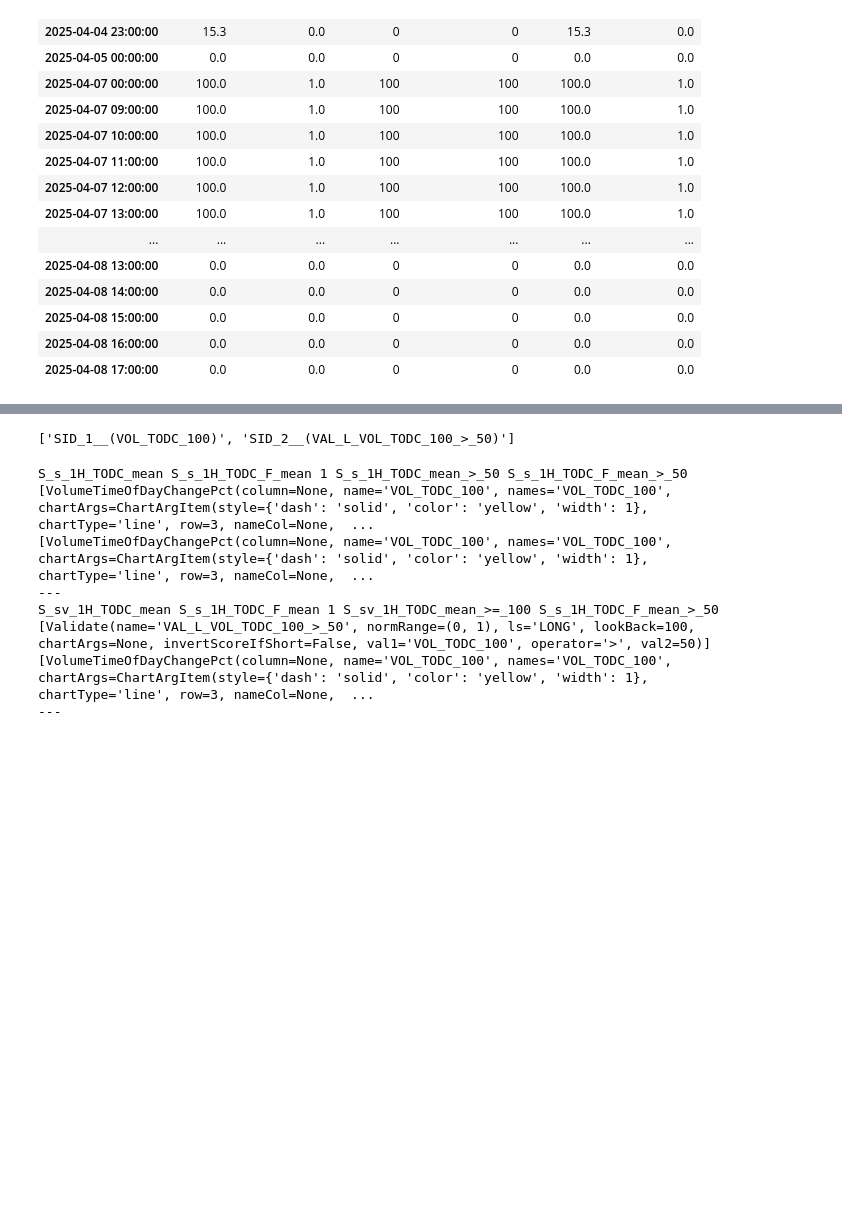
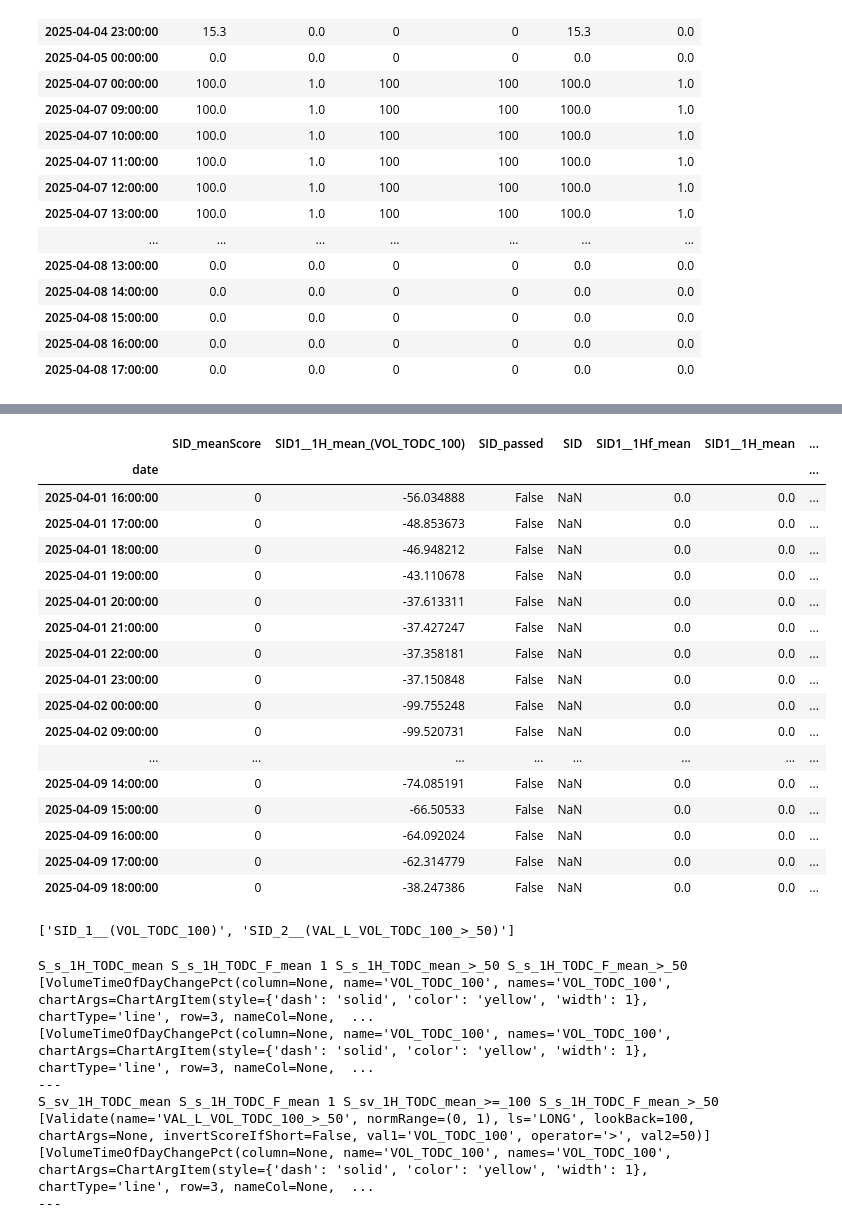
Before and after one commit to Design-01/stockbot_4, a Jupyter notebook: TEST_StockX.ipynb, the cells around one changed output, grey strips where cells are left out. Saved outputs shown, nothing was run; the diff lists cells and outputs as text; code cells hidden in the pictures; blank space fills up the shorter version.

```diff
--- a/TEST_StockX.ipynb
+++ b/TEST_StockX.ipynb
@@ -191,9 +201,9 @@ sx.get_frame_data('1 day', colsContains='Score')
 200 rows × 0 columns
 # %%
-spy.RUN_DAILY(isMarket=True)
+# spy.RUN_DAILY(isMarket=True)
 
-sx.set_ls('SHORT')
-sx.RUN_DAILY(spy)
+# sx.set_ls('SHORT')
+# sx.RUN_DAILY(spy)
 # %% [output]
 ------------ StockX::RUN_DAILY: SPY LONG------------------------------------------------------------------------
 ValueError: Invalid ls value:
@@ -314,9 +324,10 @@ class Strategy(MultiSignals):
 
     def __post_init__(self):
         self.names = []
+        self.names_active = []
         self.names_base = [self.name, f"{self.name}_pctComplete", f"{self.name}_passed", f"{self.name}_meanScore"]
         self.names += self.names_base
-        self.names_added = []
+        self.names_active += self.names_base
         self.steps = []
         self.rows = [] #  list of dicts for each row
         self.pctComplete = 0
@@ -357,15 +368,14 @@ class Strategy(MultiSignals):
         if parentName is not None:
             name = f"{self.name}{step}__{parentName}_({objName})"
         if name not in self.names:  # Avoid duplicates
-            self.names_added.append(name)
             self.names.append(name)
         return name
 
     def add_row_item(self, df, obj, parentName:str=None):
         step = self.current_step
         name = self.get_name(step, obj.name, parentName=parentName)
+        self.names_active.append(name)
         self.rows[-1][name] = df[obj.name].iat[-1]
-        print(f"Adding row item: {name} = {df[obj.name].iat[-1]}")
         return self
 
     def add_row_metrics(self):
@@ -396,9 +406,7 @@ class Strategy(MultiSignals):
         if self.passed > 0:
             self.reset(1) # reset the strategy if it has passed
 
-        for name in self.names_base:
-            self.rows += [{name: np.nan for name in self.names_base}]
-
+        self.rows += [{}]
 
         for i, step in enumerate(self.steps):
             step_num = i + 1
@@ -419,7 +427,6 @@ class Strategy(MultiSignals):
                 if failed > 0:
                     self.reset(step['ifFailStartFromStep'])
                     break
-                print(f"Step {i+1}: {scoreObj.name} = {scorePassed}, {failObj.name} = {failed}")
 
                 if scorePassed > 0:
                     self.count_steps_passed += 1
@@ -430,30 +437,55 @@ class Strategy(MultiSignals):
                     else:
                         self.current_step += 1
 
+                else:
+                    break
+
         self.update_pct_complete()
         self.add_row_metrics()
 
         # Create a Series with NaN values for all expected columns
-        result = pd.Series(index=self.names, dtype='float64')
+        result = pd.Series(index=self.names_active, dtype='float64')
 
         # Fill in the values that we have
         for key, value in self.rows[-1].items():
             if key in result.index:
                 result[key] = value
-            else:
-                # If a key is not in self.names, add it to ensure consistency
-                self.names.append(key)
-                result[key] = value
 
-        print(f"Row names : {list(self.rows[-1].keys())}")
-        print(f"self name : {self.names}")
+
 
         return result
 
     def compute_signals(self, df: pd.DataFrame) -> pd.DataFrame:
-        results = pd.DataFrame(index=df.index, columns=self.names)
+
+        # Instead of pre-allocating, collect all results first
+        all_results = []
+        all_columns = set()
+
         for i in range(len(df)):
-            results.iloc[i] = self._compute_row(df.iloc[:i+1])
+            row_result = self._compute_row(df.iloc[:i+1])
+
+            # Convert to dict if it's not already one
+            if isinstance(row_result, (np.ndarray, list)):
+                # If your _compute_row returns arrays, you need a way to map them to column names
+                # This is just an example - adjust based on your actual data structure
+                row_dict = {f"col_{j}": val for j, val in enumerate(row_result)}
+            else:
+                row_dict = row_result
+
+            # Track all column names we've seen
+            all_columns.update(row_dict.keys())
+
+            # Store the result with its index
+            all_results.append((df.index[i], row_dict))
+
+        # Now create a DataFrame with all possible columns
+        results = pd.DataFrame(index=df.index, columns=list(all_columns))
+
+        # Fill in the values
+        for idx, row_dict in all_results:
+            for col, val in row_dict.items():
+                results.loc[idx, col] = val
+
         return results
 
 #! TODO -- plot so each step can be viewed one ata a time.  Will maybe need to mask the chart df for this sepcial case
@@ -463,11 +495,12 @@ prests = sx.get_frame('1 hour').taPresets
 strat = Strategy(name='SID').add_chart_args(ca.StratMeanScore, ca.StratPctComplete, ca.StratScores, ca.StratFails,  ca.StratSubItems)
 strat.add_step(scoreObj=prests.s_1H, failObj=prests.s_1H_fail, ifFailStartFromStep=1)
 strat.add_step(scoreObj=prests.sv_1H, failObj=prests.s_1H_fail, ifFailStartFromStep=1)
+strat.add_step(scoreObj=prests.sv_1H, failObj=prests.s_1H_fail, ifFailStartFromStep=1)
 
 strat.steps
 results = strat.compute_signals(sx.get_frame_data('1 hour'))
 print(f"Strategy: {strat.name}")
 # max rows
 pd.set_option('display.max_rows', 1000)
-display(results.round(2).tail(30))
+display(results.round(2).tail(100))
 # %% [output]
@@ -492,3 +524,21 @@ ValueError: could not broadcast input array from shape (12,) into shape (10,)
+|  | SID_meanScore | SID1__1H_mean_(VOL_TODC_100) | SID_passed | SID | SID1__1Hf_mean | SID1__1H_mean | ... |
+| date |  |  |  |  |  |  | ... |
+| 2025-04-01 16:00:00 | 0 | -56.034888 | False | NaN | 0.0 | 0.0 | ... |
+| 2025-04-01 17:00:00 | 0 | -48.853673 | False | NaN | 0.0 | 0.0 | ... |
+| 2025-04-01 18:00:00 | 0 | -46.948212 | False | NaN | 0.0 | 0.0 | ... |
+| 2025-04-01 19:00:00 | 0 | -43.110678 | False | NaN | 0.0 | 0.0 | ... |
+| 2025-04-01 20:00:00 | 0 | -37.613311 | False | NaN | 0.0 | 0.0 | ... |
+| 2025-04-01 21:00:00 | 0 | -37.427247 | False | NaN | 0.0 | 0.0 | ... |
+| 2025-04-01 22:00:00 | 0 | -37.358181 | False | NaN | 0.0 | 0.0 | ... |
+| 2025-04-01 23:00:00 | 0 | -37.150848 | False | NaN | 0.0 | 0.0 | ... |
+| 2025-04-02 00:00:00 | 0 | -99.755248 | False | NaN | 0.0 | 0.0 | ... |
+| 2025-04-02 09:00:00 | 0 | -99.520731 | False | NaN | 0.0 | 0.0 | ... |
+| ... | ... | ... | ... | ... | ... | ... | ... |
+| 2025-04-09 14:00:00 | 0 | -74.085191 | False | NaN | 0.0 | 0.0 | ... |
+| 2025-04-09 15:00:00 | 0 | -66.50533 | False | NaN | 0.0 | 0.0 | ... |
+| 2025-04-09 16:00:00 | 0 | -64.092024 | False | NaN | 0.0 | 0.0 | ... |
+| 2025-04-09 17:00:00 | 0 | -62.314779 | False | NaN | 0.0 | 0.0 | ... |
+| 2025-04-09 18:00:00 | 0 | -38.247386 | False | NaN | 0.0 | 0.0 | ... |
 # %%
 names = ['A', 'B', 'C', 'D', 'E']
 new_names = [f"{name}_new" for name in names]
```
Also changed, not shown: parts of 10 cells of this notebook, 5 other files.
